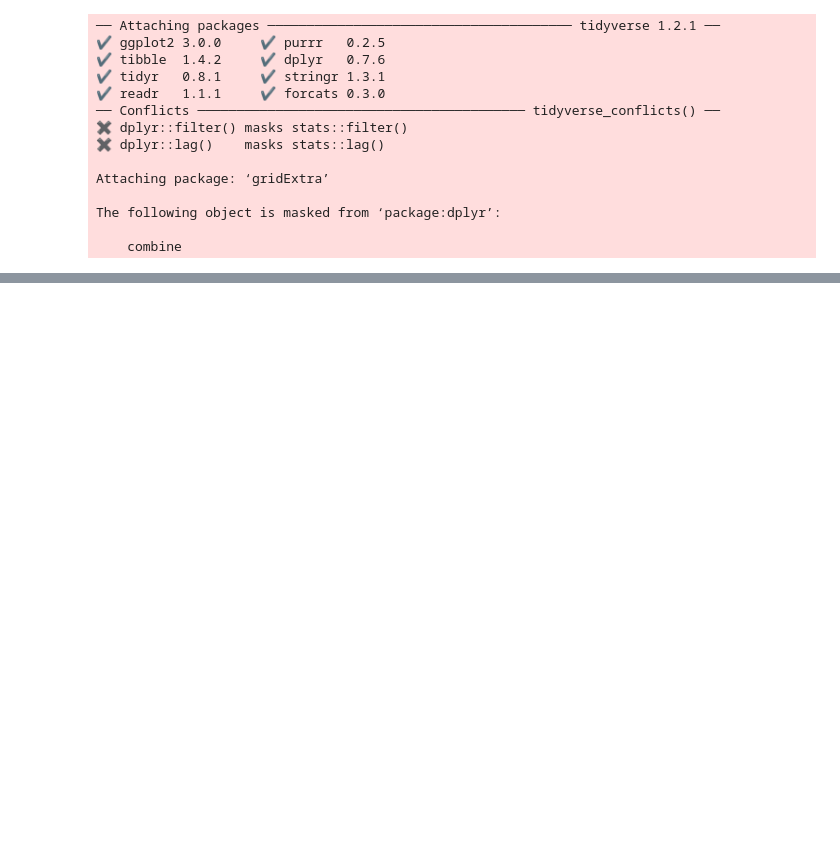
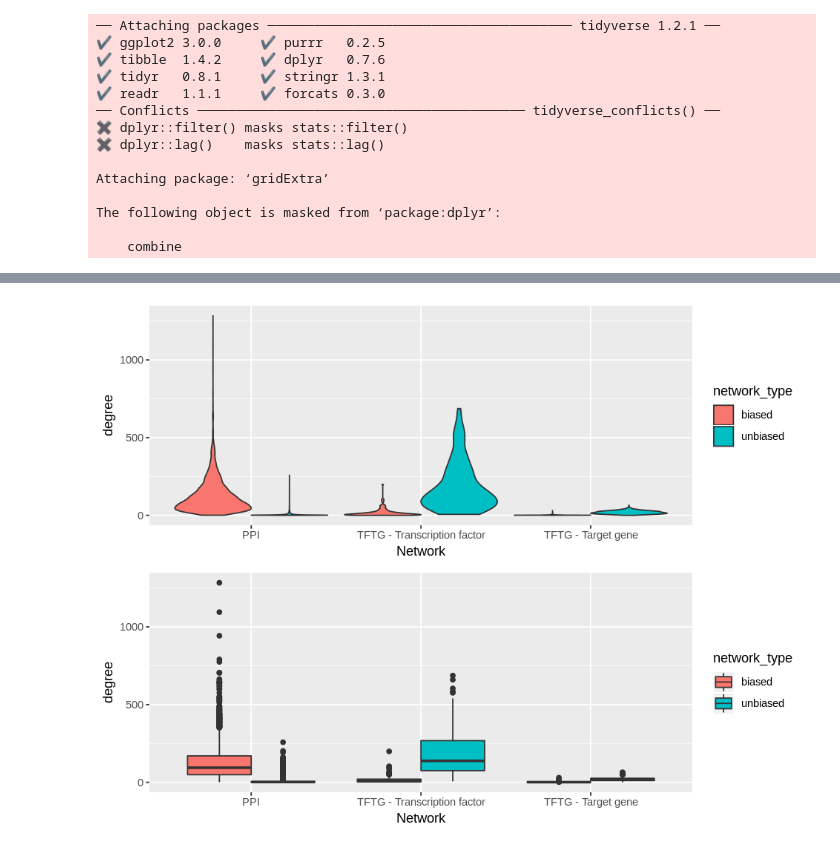
Before and after one commit to greenelab/xswap-analysis, a Jupyter notebook: nb/fig1.degree_dist/degree-dist.ipynb, the cells around one changed output, grey strips where cells are left out. Saved outputs shown, nothing was run; the diff lists cells and outputs as text; code cells hidden in the pictures; blank space fills up the shorter version.

```diff
--- a/nb/fig1.degree_dist/degree-dist.ipynb
+++ b/nb/fig1.degree_dist/degree-dist.ipynb
@@ -112,0 +129,18 @@ grid.arrange(box, notched, violin, jitter, ncol = 4)
+# %%
+options(repr.plot.width=8, repr.plot.height=6)
+
+violin <- (
+    ggplot(vis_df, aes(x = name, y = degree, fill = network_type))
+    + geom_violin(scale = 'width')
+    + xlab('Network')
+)
+
+box <- (
+    ggplot(vis_df, aes(x = name, y = degree, fill = network_type))
+    + geom_boxplot(position = 'dodge')
+    + xlab('Network')
+)
+
+grid.arrange(violin, box)
+# %% [output]
+[figure, added]
```
Also changed, not shown: parts of 8 cells of this notebook, 7 other files.
